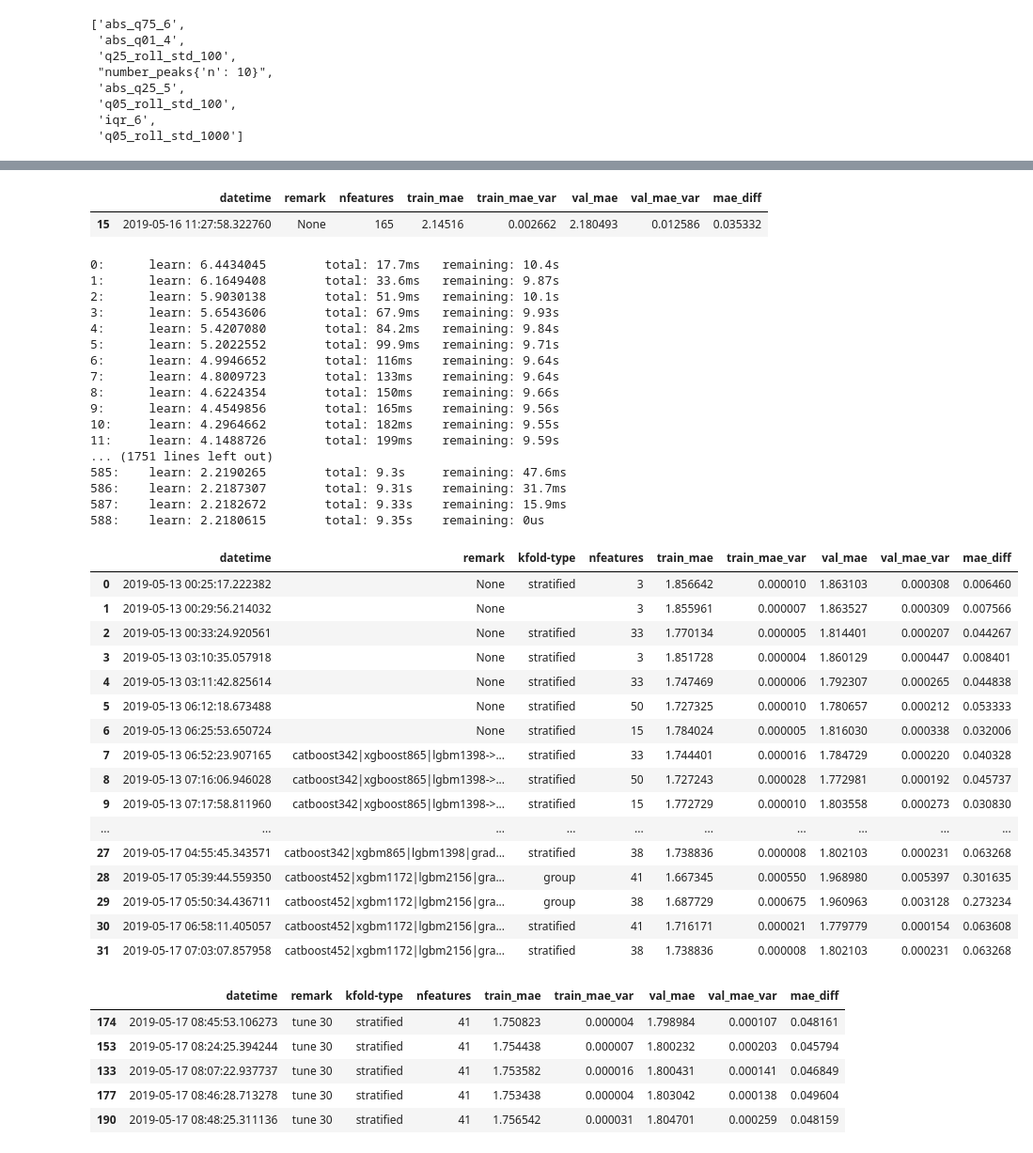
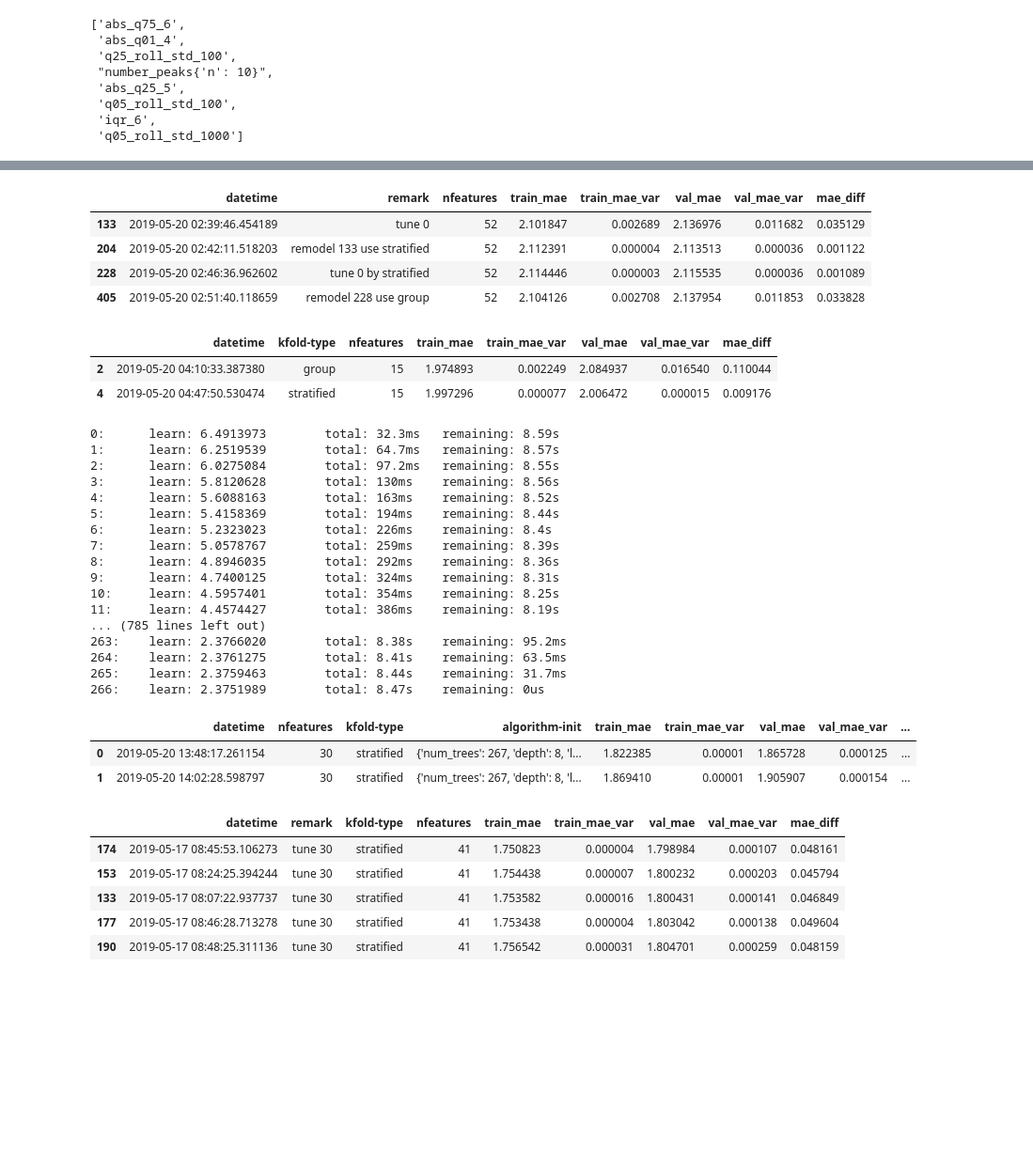
Before and after one commit to arhow/LANLEarthquakePrediction2019, a Jupyter notebook: mystacknet2.ipynb, the cells around one changed output, grey strips where cells are left out. Shown at 94% size. Drawn from its saved outputs; the diff is of its cells as text; code cells hidden in the pictures; blank space fills up the shorter version.

```diff
--- a/mystacknet2.ipynb
+++ b/mystacknet2.ipynb
@@ -219,7 +231,18 @@ df_trial_lasso.loc[8:8][['datetime','remark', 'nfeatures', 'train_mae','train_ma
 # %%
-df_trial_ridge = pd.read_pickle('../trial/ridge.pkl')
-df_trial_ridge.loc[15:15][['datetime','remark', 'nfeatures', 'train_mae','train_mae_var','val_mae','val_mae_var','mae_diff']]
+db_ridge = DFDB('../trial2/ridge.pkl', auto_commit=False).select()
+db_ridge.loc[[133,204,228,405]][['datetime','remark', 'nfeatures', 'train_mae','train_mae_var','val_mae','val_mae_var','mae_diff']]
 # %% [output]
 |  | datetime | remark | nfeatures | train_mae | train_mae_var | val_mae | val_mae_var | mae_diff |
-| 15 | 2019-05-16 11:27:58.322760 | None | 165 | 2.14516 | 0.002662 | 2.180493 | 0.012586 | 0.035332 |
+| 133 | 2019-05-20 02:39:46.454189 | tune 0 | 52 | 2.101847 | 0.002689 | 2.136976 | 0.011682 | 0.035129 |
+| 204 | 2019-05-20 02:42:11.518203 | remodel 133 use stratified | 52 | 2.112391 | 0.000004 | 2.113513 | 0.000036 | 0.001122 |
+| 228 | 2019-05-20 02:46:36.962602 | tune 0 by stratified | 52 | 2.114446 | 0.000003 | 2.115535 | 0.000036 | 0.001089 |
+| 405 | 2019-05-20 02:51:40.118659 | remodel 228 use group | 52 | 2.104126 | 0.002708 | 2.137954 | 0.011853 | 0.033828 |
+# %%
+db_kerasmlp = DFDB('../trial2/kerasmlp.pkl', auto_commit=False).select()
+db_kerasmlp['kfold-type'] = db_kerasmlp['param'].apply(lambda x: x['kfold']['type'])
+db_kerasmlp.loc[[2,4]][['datetime','kfold-type', 'nfeatures', 'train_mae','train_mae_var','val_mae','val_mae_var','mae_diff']]
+# %% [output]
+|  | datetime | kfold-type | nfeatures | train_mae | train_mae_var | val_mae | val_mae_var | mae_diff |
+| 2 | 2019-05-20 04:10:33.387380 | group | 15 | 1.974893 | 0.002249 | 2.084937 | 0.016540 | 0.110044 |
+| 4 | 2019-05-20 04:47:50.530474 | stratified | 15 | 1.997296 | 0.000077 | 2.006472 | 0.000015 | 0.009176 |
 # %%
@@ -303,21 +384,24 @@ param = {'columns': name_lst+catboost_columns,
 # %%
 # run one try
+mytrial = []
 df_his,  df_feature_importances, df_valid_pred, df_test_pred =  EP.process(df_train_stacknet, param, df_test = df_test_stacknet, trial=mytrial, remark='|'.join(name_lst)+'->catboost')
+db.insert(mytrial[0])
+df_trial = db.select()
 # %% [output]
-0:      learn: 6.4434045        total: 17.7ms   remaining: 10.4s
-1:      learn: 6.1649408        total: 33.6ms   remaining: 9.87s
-2:      learn: 5.9030138        total: 51.9ms   remaining: 10.1s
-3:      learn: 5.6543606        total: 67.9ms   remaining: 9.93s
-4:      learn: 5.4207080        total: 84.2ms   remaining: 9.84s
-5:      learn: 5.2022552        total: 99.9ms   remaining: 9.71s
-6:      learn: 4.9946652        total: 116ms    remaining: 9.64s
-7:      learn: 4.8009723        total: 133ms    remaining: 9.64s
-8:      learn: 4.6224354        total: 150ms    remaining: 9.66s
-9:      learn: 4.4549856        total: 165ms    remaining: 9.56s
-10:     learn: 4.2964662        total: 182ms    remaining: 9.55s
-11:     learn: 4.1488726        total: 199ms    remaining: 9.59s
-... (1751 lines left out)
-585:    learn: 2.2190265        total: 9.3s     remaining: 47.6ms
-586:    learn: 2.2187307        total: 9.31s    remaining: 31.7ms
-587:    learn: 2.2182672        total: 9.33s    remaining: 15.9ms
-588:    learn: 2.2180615        total: 9.35s    remaining: 0us
+0:      learn: 6.4913973        total: 32.3ms   remaining: 8.59s
+1:      learn: 6.2519539        total: 64.7ms   remaining: 8.57s
+2:      learn: 6.0275084        total: 97.2ms   remaining: 8.55s
+3:      learn: 5.8120628        total: 130ms    remaining: 8.56s
+4:      learn: 5.6088163        total: 163ms    remaining: 8.52s
+5:      learn: 5.4158369        total: 194ms    remaining: 8.44s
+6:      learn: 5.2323023        total: 226ms    remaining: 8.4s
+7:      learn: 5.0578767        total: 259ms    remaining: 8.39s
+8:      learn: 4.8946035        total: 292ms    remaining: 8.36s
+9:      learn: 4.7400125        total: 324ms    remaining: 8.31s
+10:     learn: 4.5957401        total: 354ms    remaining: 8.25s
+11:     learn: 4.4574427        total: 386ms    remaining: 8.19s
+... (785 lines left out)
+263:    learn: 2.3766020        total: 8.38s    remaining: 95.2ms
+264:    learn: 2.3761275        total: 8.41s    remaining: 63.5ms
+265:    learn: 2.3759463        total: 8.44s    remaining: 31.7ms
+266:    learn: 2.3751989        total: 8.47s    remaining: 0us
@@ -334,22 +408,8 @@ df_his,  df_feature_importances, df_valid_pred, df_test_pred =  EP.process(df_tr
 # %%
-df_trial = pd.DataFrame(mytrial)
 df_trial['kfold-type'] = df_trial['param'].apply(lambda x: x['kfold']['type'])
-df_trial[['datetime','remark', 'kfold-type', 'nfeatures', 'train_mae','train_mae_var','val_mae','val_mae_var','mae_diff']]
+df_trial['algorithm-init'] = df_trial['param'].apply(lambda x: x['algorithm']['init'])
+df_trial[['datetime','nfeatures', 'kfold-type', 'algorithm-init', 'train_mae','train_mae_var','val_mae','val_mae_var','mae_diff']]
 # %% [output]
-|  | datetime | remark | kfold-type | nfeatures | train_mae | train_mae_var | val_mae | val_mae_var | mae_diff |
-| 0 | 2019-05-13 00:25:17.222382 | None | stratified | 3 | 1.856642 | 0.000010 | 1.863103 | 0.000308 | 0.006460 |
-| 1 | 2019-05-13 00:29:56.214032 | None |  | 3 | 1.855961 | 0.000007 | 1.863527 | 0.000309 | 0.007566 |
-| 2 | 2019-05-13 00:33:24.920561 | None | stratified | 33 | 1.770134 | 0.000005 | 1.814401 | 0.000207 | 0.044267 |
-| 3 | 2019-05-13 03:10:35.057918 | None | stratified | 3 | 1.851728 | 0.000004 | 1.860129 | 0.000447 | 0.008401 |
-| 4 | 2019-05-13 03:11:42.825614 | None | stratified | 33 | 1.747469 | 0.000006 | 1.792307 | 0.000265 | 0.044838 |
-| 5 | 2019-05-13 06:12:18.673488 | None | stratified | 50 | 1.727325 | 0.000010 | 1.780657 | 0.000212 | 0.053333 |
-| 6 | 2019-05-13 06:25:53.650724 | None | stratified | 15 | 1.784024 | 0.000005 | 1.816030 | 0.000338 | 0.032006 |
-| 7 | 2019-05-13 06:52:23.907165 | catboost342|xgboost865|lgbm1398->... | stratified | 33 | 1.744401 | 0.000016 | 1.784729 | 0.000220 | 0.040328 |
-| 8 | 2019-05-13 07:16:06.946028 | catboost342|xgboost865|lgbm1398->... | stratified | 50 | 1.727243 | 0.000028 | 1.772981 | 0.000192 | 0.045737 |
-| 9 | 2019-05-13 07:17:58.811960 | catboost342|xgboost865|lgbm1398->... | stratified | 15 | 1.772729 | 0.000010 | 1.803558 | 0.000273 | 0.030830 |
-| ... | ... | ... | ... | ... | ... | ... | ... | ... | ... |
-| 27 | 2019-05-17 04:55:45.343571 | catboost342|xgbm865|lgbm1398|grad... | stratified | 38 | 1.738836 | 0.000008 | 1.802103 | 0.000231 | 0.063268 |
-| 28 | 2019-05-17 05:39:44.559350 | catboost452|xgbm1172|lgbm2156|gra... | group | 41 | 1.667345 | 0.000550 | 1.968980 | 0.005397 | 0.301635 |
-| 29 | 2019-05-17 05:50:34.436711 | catboost452|xgbm1172|lgbm2156|gra... | group | 38 | 1.687729 | 0.000675 | 1.960963 | 0.003128 | 0.273234 |
-| 30 | 2019-05-17 06:58:11.405057 | catboost452|xgbm1172|lgbm2156|gra... | stratified | 41 | 1.716171 | 0.000021 | 1.779779 | 0.000154 | 0.063608 |
-| 31 | 2019-05-17 07:03:07.857958 | catboost452|xgbm1172|lgbm2156|gra... | stratified | 38 | 1.738836 | 0.000008 | 1.802103 | 0.000231 | 0.063268 |
+|  | datetime | nfeatures | kfold-type | algorithm-init | train_mae | train_mae_var | val_mae | val_mae_var | ... |
+| 0 | 2019-05-20 13:48:17.261154 | 30 | stratified | {'num_trees': 267, 'depth': 8, 'l... | 1.822385 | 0.00001 | 1.865728 | 0.000125 | ... |
+| 1 | 2019-05-20 14:02:28.598797 | 30 | stratified | {'num_trees': 267, 'depth': 8, 'l... | 1.869410 | 0.00001 | 1.905907 | 0.000154 | ... |
```
Also changed, not shown: parts of 18 cells of this notebook, 2 other files.
